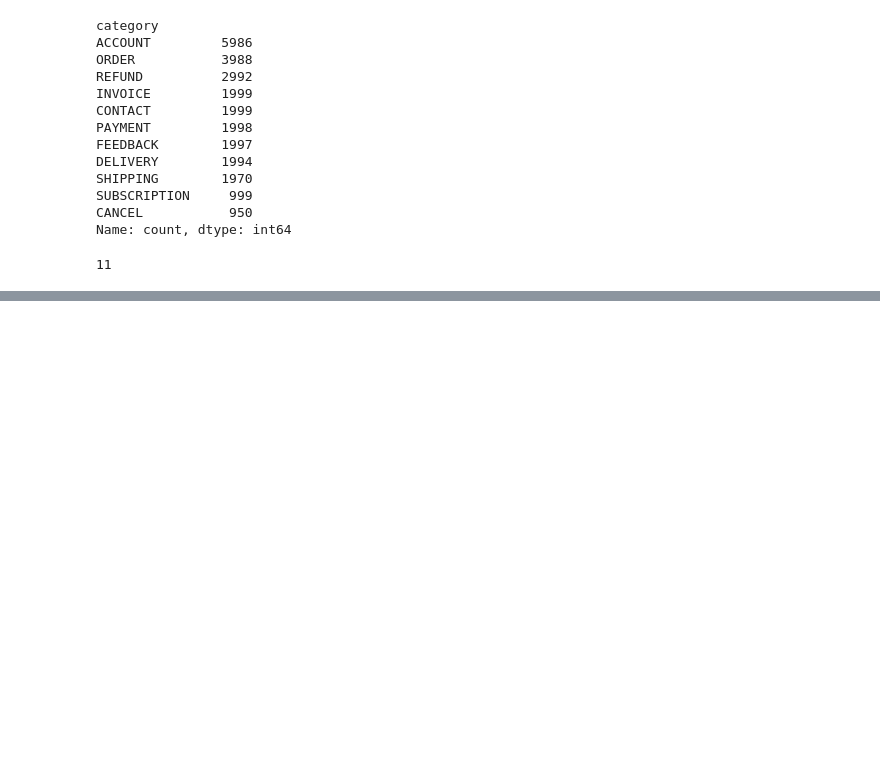
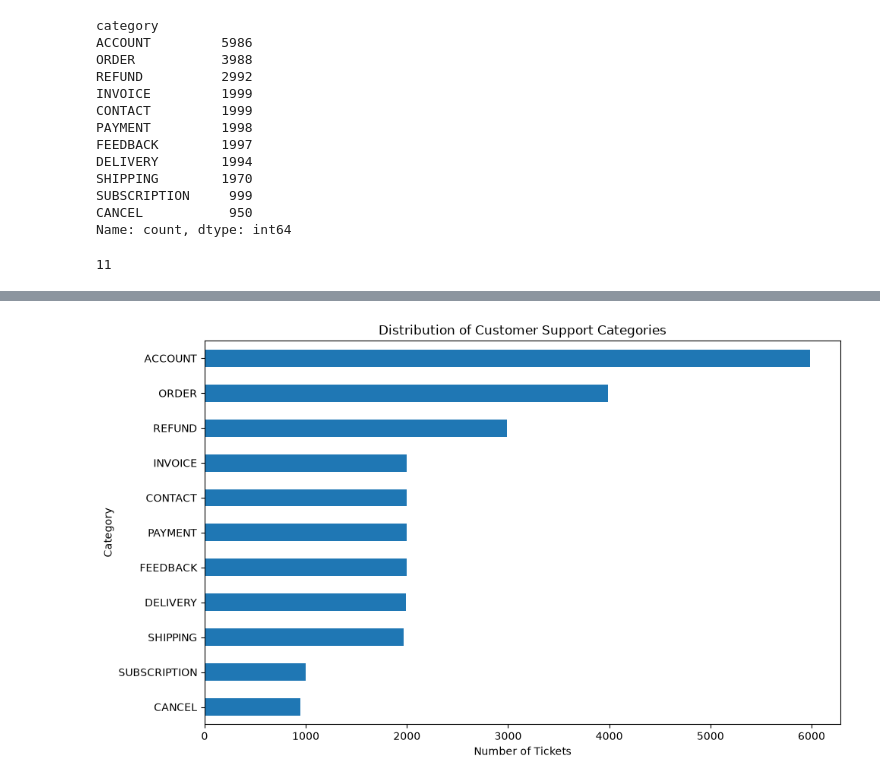
Before and after one commit to Charith-01/GenAI-Powered-Customer-Support-Assistant-with-RAG, a Jupyter notebook: notebooks/01_data_exploration.ipynb, the cells around one changed output, grey strips where cells are left out. Cells and saved outputs as stored; diff of their text form; code cells hidden in the pictures; blank space fills up the shorter version.

```diff
--- a/notebooks/01_data_exploration.ipynb
+++ b/notebooks/01_data_exploration.ipynb
@@ -118,0 +189,4 @@ df["category"].nunique()
+# %%
+category_counts = df["category"].value_counts()
+
+category_counts
@@ -118,0 +207,15 @@ df["category"].nunique()
+# %%
+import matplotlib.pyplot as plt
+
+plt.figure(figsize=(10, 6))
+
+category_counts.sort_values().plot(kind="barh")
+
+plt.title("Distribution of Customer Support Categories")
+plt.xlabel("Number of Tickets")
+plt.ylabel("Category")
+
+plt.tight_layout()
+plt.show()
+# %% [output]
+[figure, added]
```
Also changed, not shown: parts of 31 cells of this notebook.
